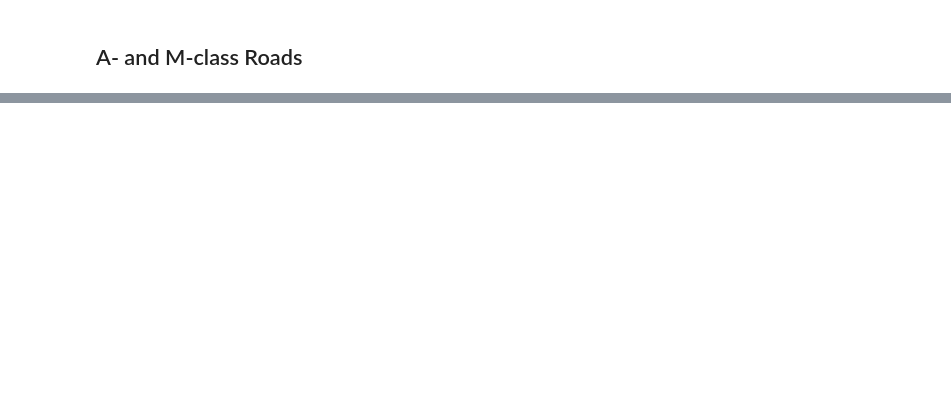
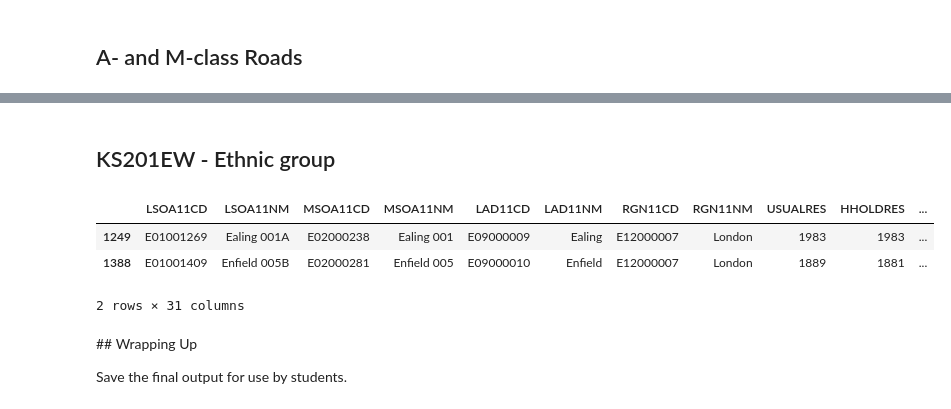
Before and after one commit to kingsgeocomp/geocomputation, a Jupyter notebook: Data Loader.ipynb, the cells around one changed output, grey strips where cells are left out. Drawn from its saved outputs; the diff is of its cells as text; code cells hidden in the pictures; blank space fills up the shorter version.

```diff
--- a/Data Loader.ipynb
+++ b/Data Loader.ipynb
@@ -143,0 +190,18 @@ compress_all('Roads',os.path.join('Data','Roads'))
+# %% [markdown]
+## KS201EW - Ethnic group
+# %%
+ethnicity = pd.read_excel(os.path.join('Data','KS201EW - Ethnic group.xlsx'), header=8)
+ethnicity['lsoacd'], ethnicity['lsoanm'] = ethnicity['2011 super output area - lower layer'].str.split(' : ').str
+ethnicity.drop(['lsoanm','2011 super output area - lower layer'], axis=1, inplace=True)
+ethnicity.sample(2)
+lsoa = pd.merge(lsoa, ethnicity, how='left', left_on='LSOA11CD', right_on='lsoacd')
+lsoa.drop(['lsoacd'], axis=1, inplace=True)
+# %% [output]
+|  | LSOA11CD | LSOA11NM | MSOA11CD | MSOA11NM | LAD11CD | LAD11NM | RGN11CD | RGN11NM | USUALRES | HHOLDRES | ... |
+| 1249 | E01001269 | Ealing 001A | E02000238 | Ealing 001 | E09000009 | Ealing | E12000007 | London | 1983 | 1983 | ... |
+| 1388 | E01001409 | Enfield 005B | E02000281 | Enfield 005 | E09000010 | Enfield | E12000007 | London | 1889 | 1881 | ... |
+2 rows × 31 columns
+# %% [markdown]
+## Wrapping Up
+
+Save the final output for use by students.
```
Also changed, not shown: parts of 24 cells of this notebook.
